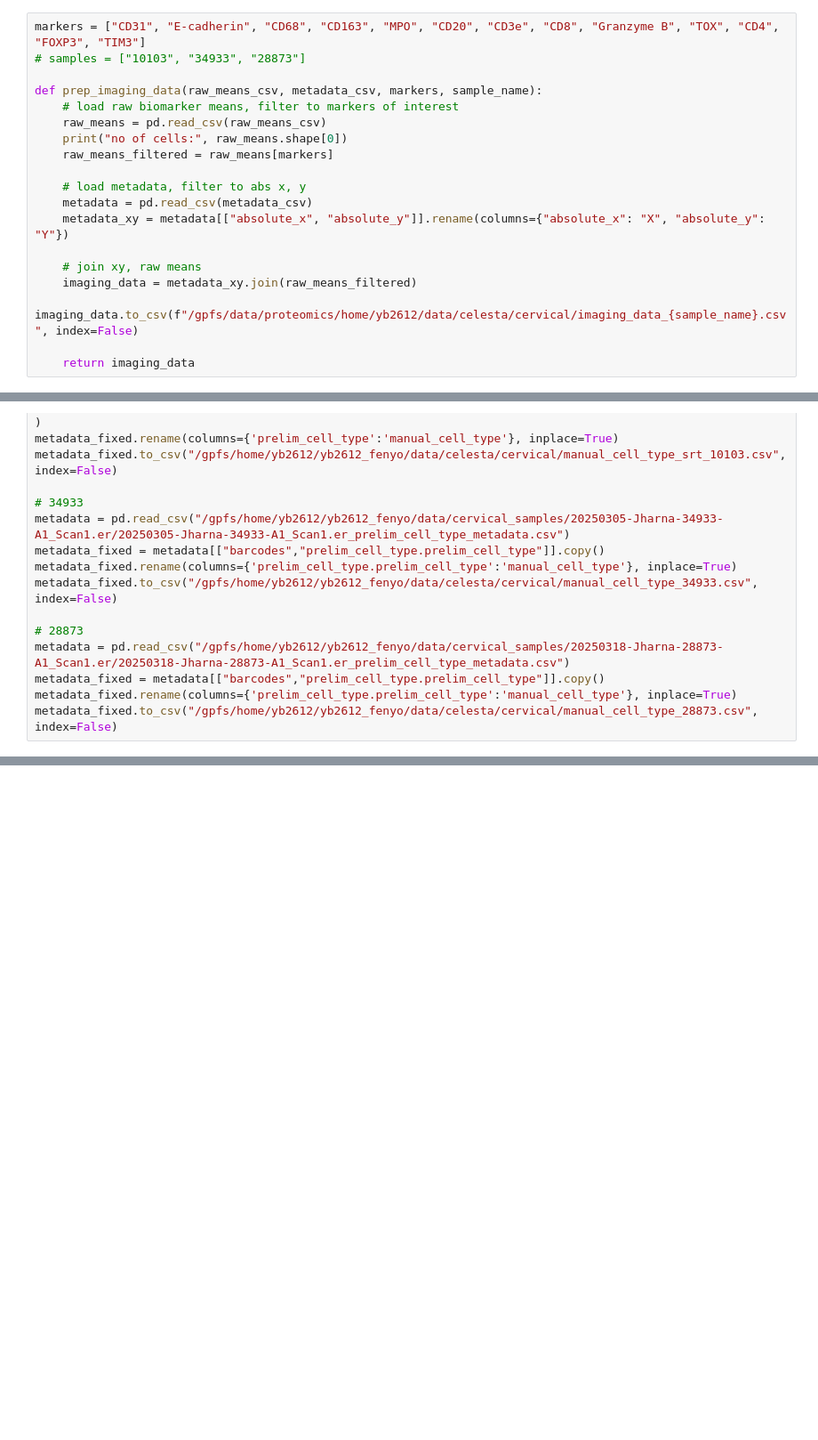
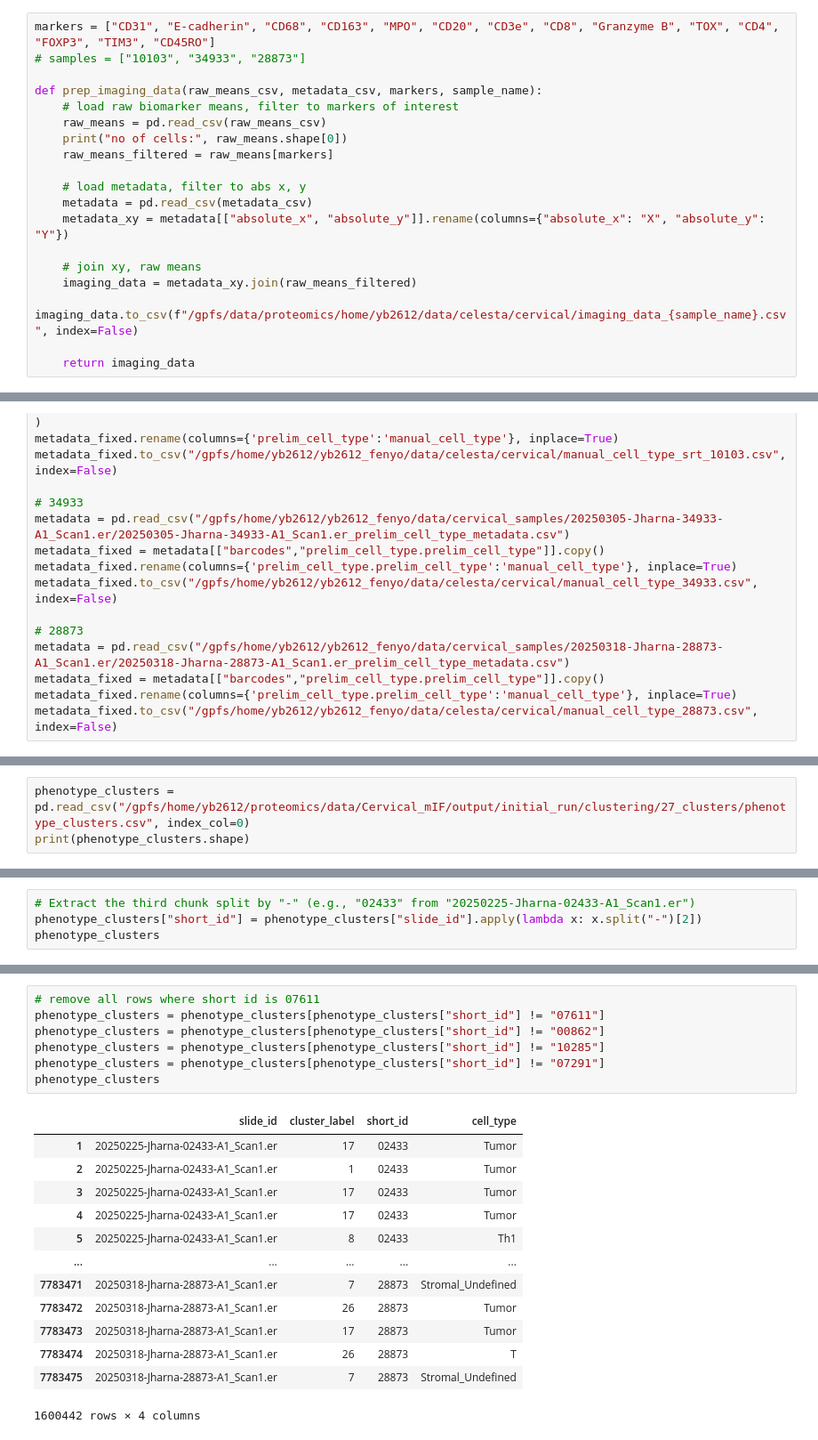
Before and after one commit to FenyoLab/EC_codeximaging, a Jupyter notebook: notebooks/celesta_data_prep_cervical.ipynb, the cells around one changed output, grey strips where cells are left out. Shown: that part at 89% size. Saved outputs shown, nothing was run; the diff lists cells and outputs as text; blank space fills up the shorter version.

```diff
--- a/notebooks/celesta_data_prep_cervical.ipynb
+++ b/notebooks/celesta_data_prep_cervical.ipynb
@@ -9,5 +6,5 @@ Matplotlib created a temporary cache directory at /tmp/matplotlib-c4qjq5ia becau
 # %%
-markers = ["CD31", "E-cadherin", "CD68", "CD163", "MPO", "CD20", "CD3e", "CD8", "Granzyme B", "TOX", "CD4", "FOXP3", "TIM3"]
+markers = ["CD31", "E-cadherin", "CD68", "CD163", "MPO", "CD20", "CD3e", "CD8", "Granzyme B", "TOX", "CD4", "FOXP3", "TIM3", "CD45RO"]
 # samples = ["10103", "34933", "28873"]
 
 def prep_imaging_data(raw_means_csv, metadata_csv, markers, sample_name):
@@ -143,0 +164,3 @@ metadata_fixed.to_csv("/gpfs/home/yb2612/yb2612_fenyo/data/celesta/cervical/manu
+# %%
+phenotype_clusters = pd.read_csv("/gpfs/home/yb2612/proteomics/data/Cervical_mIF/output/initial_run/clustering/27_clusters/phenotype_clusters.csv", index_col=0)
+print(phenotype_clusters.shape)
@@ -143,0 +169,4 @@ metadata_fixed.to_csv("/gpfs/home/yb2612/yb2612_fenyo/data/celesta/cervical/manu
+# %%
+# Extract the third chunk split by "-" (e.g., "02433" from "20250225-Jharna-02433-A1_Scan1.er")
+phenotype_clusters["short_id"] = phenotype_clusters["slide_id"].apply(lambda x: x.split("-")[2])
+phenotype_clusters
@@ -143,0 +271,21 @@ metadata_fixed.to_csv("/gpfs/home/yb2612/yb2612_fenyo/data/celesta/cervical/manu
+# %%
+# remove all rows where short id is 07611
+phenotype_clusters = phenotype_clusters[phenotype_clusters["short_id"] != "07611"]
+phenotype_clusters = phenotype_clusters[phenotype_clusters["short_id"] != "00862"]
+phenotype_clusters = phenotype_clusters[phenotype_clusters["short_id"] != "10285"]
+phenotype_clusters = phenotype_clusters[phenotype_clusters["short_id"] != "07291"]
+phenotype_clusters
+# %% [output]
+|  | slide_id | cluster_label | short_id | cell_type |
+| 1 | 20250225-Jharna-02433-A1_Scan1.er | 17 | 02433 | Tumor |
+| 2 | 20250225-Jharna-02433-A1_Scan1.er | 1 | 02433 | Tumor |
+| 3 | 20250225-Jharna-02433-A1_Scan1.er | 17 | 02433 | Tumor |
+| 4 | 20250225-Jharna-02433-A1_Scan1.er | 17 | 02433 | Tumor |
+| 5 | 20250225-Jharna-02433-A1_Scan1.er | 8 | 02433 | Th1 |
+| ... | ... | ... | ... | ... |
+| 7783471 | 20250318-Jharna-28873-A1_Scan1.er | 7 | 28873 | Stromal_Undefined |
+| 7783472 | 20250318-Jharna-28873-A1_Scan1.er | 26 | 28873 | Tumor |
+| 7783473 | 20250318-Jharna-28873-A1_Scan1.er | 17 | 28873 | Tumor |
+| 7783474 | 20250318-Jharna-28873-A1_Scan1.er | 26 | 28873 | T |
+| 7783475 | 20250318-Jharna-28873-A1_Scan1.er | 7 | 28873 | Stromal_Undefined |
+1600442 rows × 4 columns
```
Also changed, not shown: parts of 9 cells of this notebook, 15 other files.
